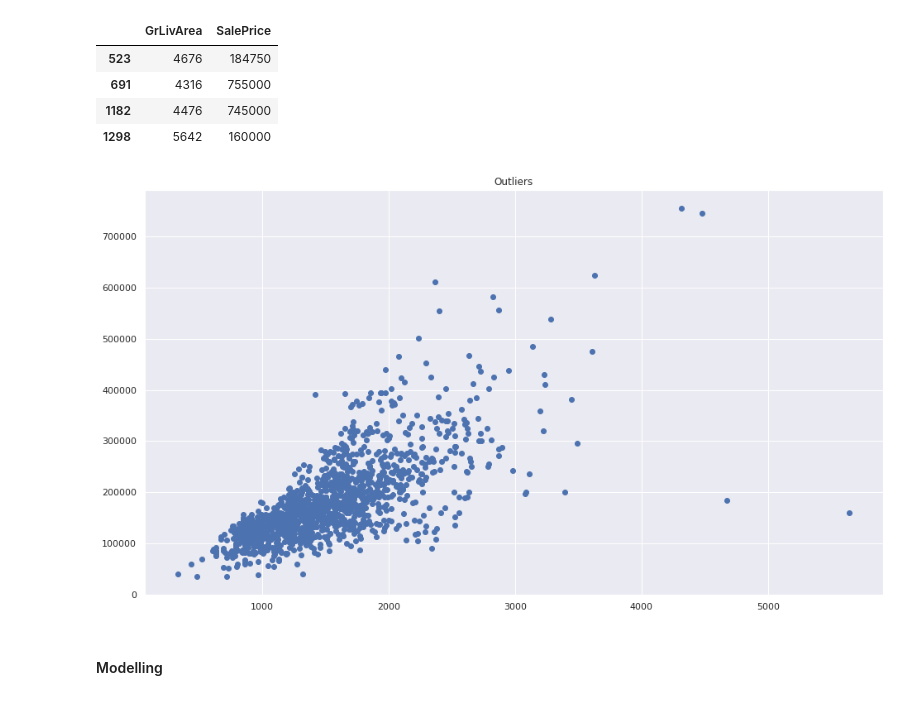
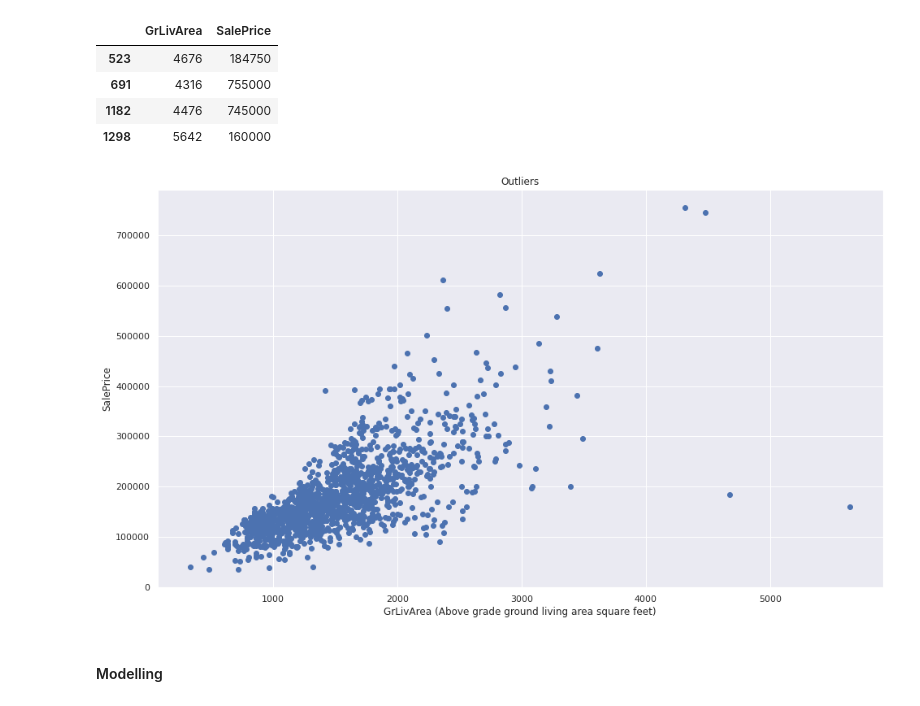
Before and after one commit to snaylix/House-prices-prediction, a Jupyter notebook: 04_linear_regression_house-prices_prediction_2021-07-17.ipynb, the cells around one changed output. Cells and saved outputs as stored; diff of their text form; code cells hidden in the pictures.

Commit message:
[CED-059] :lipstick: Add axes labels to outliers plot

```diff
--- a/04_linear_regression_house-prices_prediction_2021-07-17.ipynb
+++ b/04_linear_regression_house-prices_prediction_2021-07-17.ipynb
@@ -83,9 +83,11 @@ df_train[df_train.GrLivArea > 4000][['GrLivArea', 'SalePrice']]
 # %%
 plt.scatter(df_train.GrLivArea, df_train.SalePrice)
 plt.title("Outliers")
+plt.xlabel('GrLivArea (Above grade ground living area square feet)')
+plt.ylabel('SalePrice')
 plt.savefig("plots/outliers.png", bbox_inches='tight')
 # %% [output]
-[figure, old version]
+[figure, new version]
 # %%
 df_train = df_train[df_train['GrLivArea'] < 4000]
 # %% [markdown]
```
Also changed, not shown: 1 other file.
